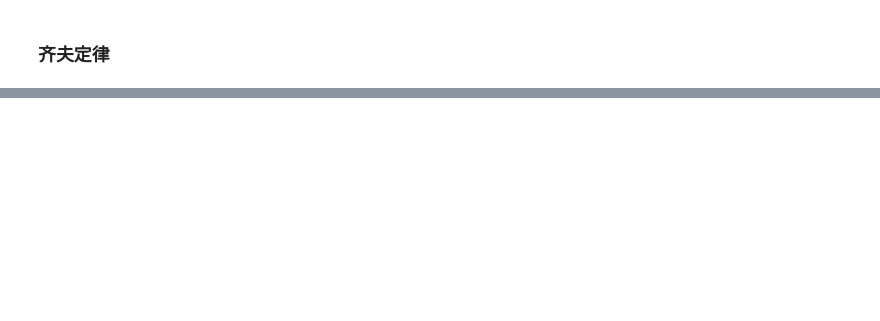
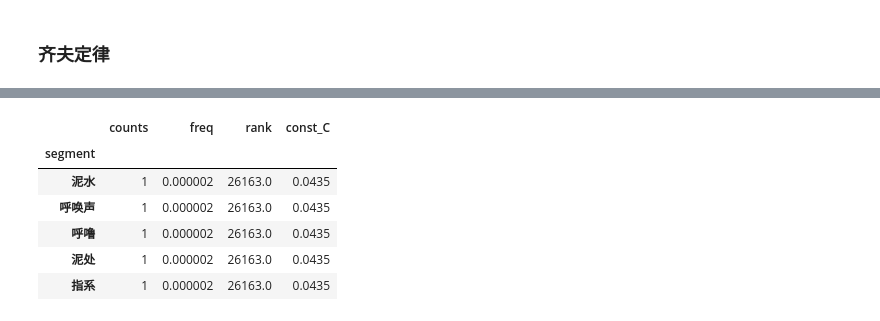
Before and after one commit to Jhangsy/ta_eval, a Jupyter notebook: ta_task.ipynb, the cells around one changed output, grey strips where cells are left out. Drawn from its saved outputs; the diff is of its cells as text; code cells hidden in the pictures; blank space fills up the shorter version.

```diff
--- a/ta_task.ipynb
+++ b/ta_task.ipynb
@@ -46,0 +176,10 @@ print(", ".join(seg_list))
+# %%
+seg_rank_DF.tail()
+# %% [output]
+|  | counts | freq | rank | const_C |
+| segment |  |  |  |  |
+| 泥水 | 1 | 0.000002 | 26163.0 | 0.0435 |
+| 呼唤声 | 1 | 0.000002 | 26163.0 | 0.0435 |
+| 呼噜 | 1 | 0.000002 | 26163.0 | 0.0435 |
+| 泥处 | 1 | 0.000002 | 26163.0 | 0.0435 |
+| 指系 | 1 | 0.000002 | 26163.0 | 0.0435 |
```
Also changed, not shown: parts of 55 cells of this notebook, 5 other files.
